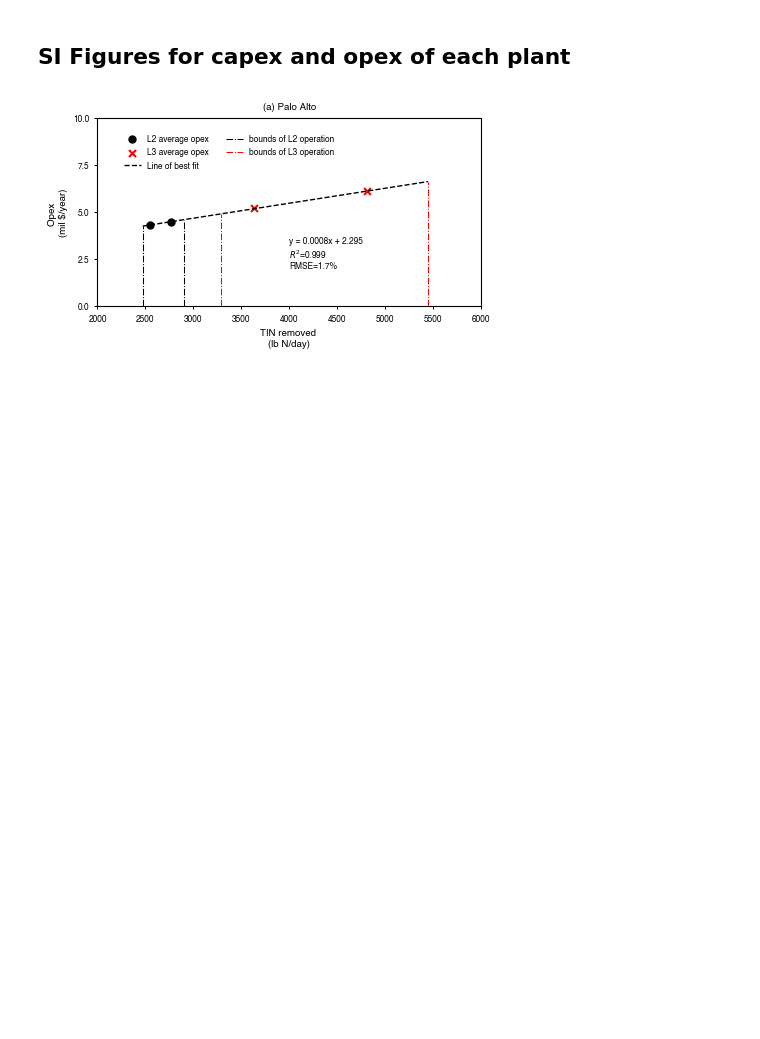
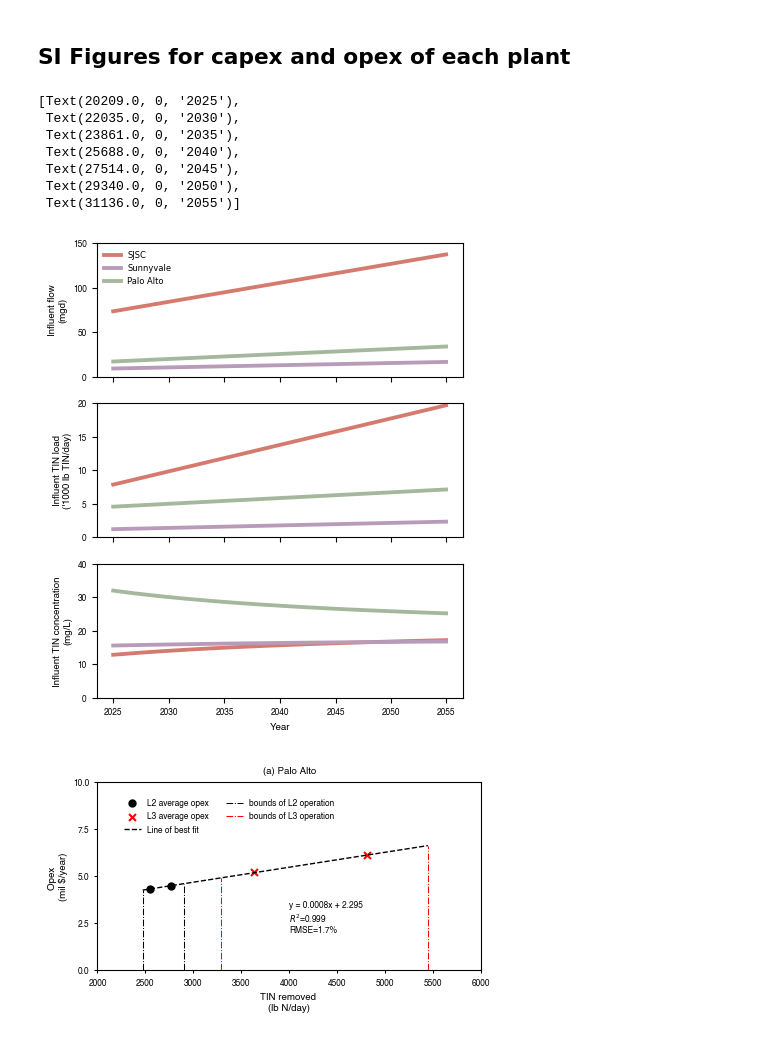
Before and after one commit to we3lab/Cap_Expansion_Model_SFBay, a Jupyter notebook: Jupyter_Scripts_for_Figures/SI_Fig.ipynb, the cells around one changed output. Drawn from its saved outputs; the diff is of its cells as text; code cells hidden in the pictures; blank space fills up the shorter version.

Commit message:
new figures for influent characteristics and design flow equations

```diff
--- a/Jupyter_Scripts_for_Figures/SI_Fig.ipynb
+++ b/Jupyter_Scripts_for_Figures/SI_Fig.ipynb
@@ -16,3 +57,66 @@ LSB = pd.read_csv(path)
+# %%
+path_case_1 = '../Results/Non_Staged/No_coordination/'
+dfs_results_case_1 = create_dataframe(path_case_1, 'results')
+dfs_results_flow_case_1 = create_dataframe(path_case_1, 'flow')
+# %%
+colors_WWTP = {'SJSC': '#D57A6E', 'Sunnyvale': '#B79BB8', 'Palo Alto': '#A3B89C'}
+colors_L = {'L3': '#726DA8', 'L2': '#484538', 'SS': '#CAD49D', 'L2upg3': '#EB5E28'}
+hfont = {'fontname':'Helvetica', 'size':7}
+hfont_ticks = {'fontname':'Helvetica', 'size':6}
+leg_size = 6
+line_wid = 0.75
+bord_wid = 2
+
+lab = ['(a)', '(b)', '(c)']
+
+#def plot_projected_flow(WWTP, i, dfs_result_flow):
+WWTP = 'Palo Alto'
+WWTPs = ['SJSC', 'Sunnyvale', 'Palo Alto']
+fig, ax = plt.subplots(3,1, figsize=(120/25.4, 150/25.4))
+
+for WWTP in WWTPs:
+    dfs_results_flow = dfs_results_flow_case_1
+    df = create_df(WWTP, dfs_results_flow)
+    years = [df.Datetime[t] for t in range(0, len(df.Datetime), 5*12)] + [pd.to_datetime('2055-04-01')]
+
+    ax[0].plot(df.Datetime, df['Influent_flow'], color=colors_WWTP[WWTP], linewidth=line_wid+2)
+    ax[1].plot(df.Datetime, df['Influent_load']*0.001, color=colors_WWTP[WWTP], linewidth=line_wid+2)
+    ax[2].plot(df.Datetime, df['Influent_conc'], color=colors_WWTP[WWTP], linewidth=line_wid+2)
+
+# Plot influent flow
+ax[0].set_ylim(0,150)
+ax[0].set_ylabel('Influent flow\n(mgd)', **hfont)
+ax[0].set_yticks([0, 50, 100, 150])
+ax[0].set_yticklabels(['0', '50', '100', '150'], **hfont_ticks)
+ax[0].set_xticks(years)
+ax[0].set_xticklabels([], **hfont_ticks)
+ax[0].legend(WWTPs, fontsize=leg_size, frameon=False, loc='upper left')
+
+# Plot projected mass flow
+ax[1].set_ylim(0, 20)
+ax[1].set_ylabel("Influent TIN load\n('1000 lb TIN/day)", **hfont)
+ax[1].set_yticks([0, 5, 10, 15, 20])
+ax[1].set_yticklabels(['0', '5', '10', '15', '20'], **hfont_ticks)
+ax[1].set_xticks(years)
+ax[1].set_xticklabels([], **hfont_ticks)
+
+# plot projected TIN concentration
+ax[2].set_ylim(0, 40)
+ax[2].set_yticks([0, 10, 20, 30, 40])
+ax[2].set_yticklabels(['0', '10', '20', '30', '40'], **hfont_ticks)
+ax[2].set_ylabel('Influent TIN concentration\n(mg/L)', **hfont)
+ax[2].set_xlabel('Year', **hfont)
+ax[2].set_xticks(years)
+ax[2].set_xticklabels([year.strftime('%Y') for year in years], **hfont_ticks)
+# %% [output]
+[Text(20209.0, 0, '2025'),
+ Text(22035.0, 0, '2030'),
+ Text(23861.0, 0, '2035'),
+ Text(25688.0, 0, '2040'),
+ Text(27514.0, 0, '2045'),
+ Text(29340.0, 0, '2050'),
+ Text(31136.0, 0, '2055')]
+[figure, added]
 # %%
 colors = {'L3': '#726DA8', 'L2': '#484538', 'SS': '#CAD49D', 'L2upg3': '#EB5E28'}
 hfont = {'fontname':'Helvetica', 'size':7}
```
Also changed, not shown: parts of 5 cells of this notebook.
